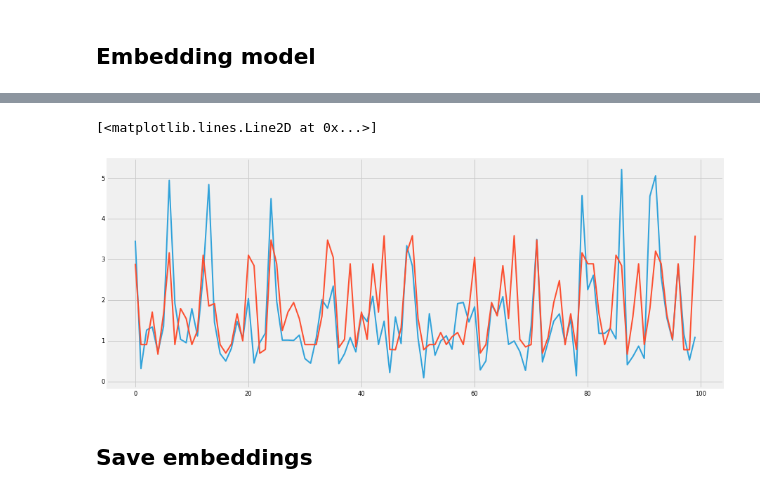
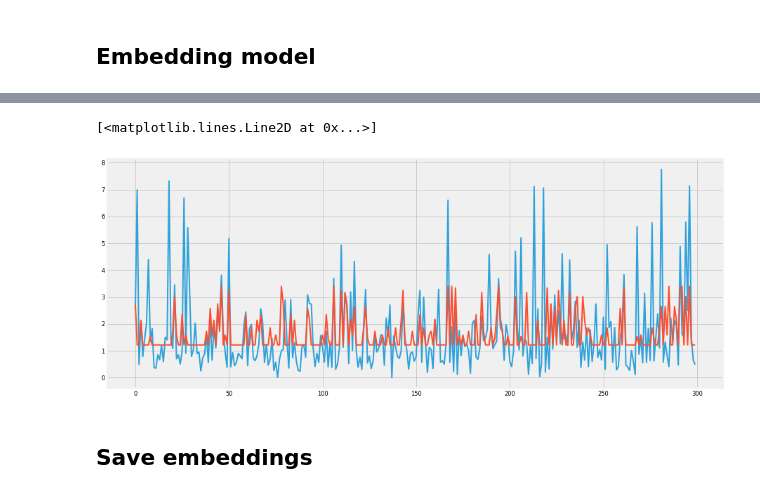
Before and after one commit to reichlab/neural-stack, a Jupyter notebook: notebooks/encoding-week/1.0-week-autoencoder.ipynb, the cells around one changed output, grey strips where cells are left out. Cells and saved outputs as stored; diff of their text form; code cells hidden in the pictures.

```diff
--- a/notebooks/encoding-week/1.0-week-autoencoder.ipynb
+++ b/notebooks/encoding-week/1.0-week-autoencoder.ipynb
@@ -35,8 +30,11 @@ y = actual["actual"].as_matrix()
+# %%
+X = (index["epiweek"] % 100).values
+y = wili
 # %%
 X_train, X_test, y_train, y_test = train_test_split(X, y, test_size=0.2, random_state=1234)
 # %% [markdown]
 ## Embedding model
 # %%
-model = week_embedding(20)
+model = week_embedding(1)
 model.summary()
 # %% [output]
@@ -61,9 +63,6 @@ ________________________________________________________________________________
 model.compile(optimizer="adam", loss="mse")
 # %%
 history = model.fit(X_train, y_train,
-                    batch_size=64, nb_epoch=7,
-                    verbose=0,
-                    callbacks=[
-                        TQDMNotebookCallback()
-                    ],
+                    batch_size=16, epochs=7,
+                    verbose=1,
                     validation_data=(X_test, y_test))
@@ -80,21 +96,11 @@ model.evaluate(X_test, y_test)
-# %%
-# Train on all
-model = week_embedding(20)
-model.compile(optimizer="adam", loss="mse")
-history = model.fit(X, y,
-                    batch_size=64, nb_epoch=7,
-                    verbose=0,
-                    callbacks=[
-                        TQDMNotebookCallback()
-                    ])
 # %%
 emb = model.layers[0].weights[0].get_value()
 # %%
 plt.figure(figsize=(14, 6))
-plt.plot(y_test[400:500])
-plt.plot(model.predict(X_test[400:500]))
+plt.plot(y_train[:300])
+plt.plot(model.predict(X_train)[:300])
 # %% [output]
 [<matplotlib.lines.Line2D at 0x...>]
-[figure, old version]
+[figure, new version]
 # %% [markdown]
 ## Save embeddings
```
Also changed, not shown: parts of 16 cells of this notebook, 1 other file.
